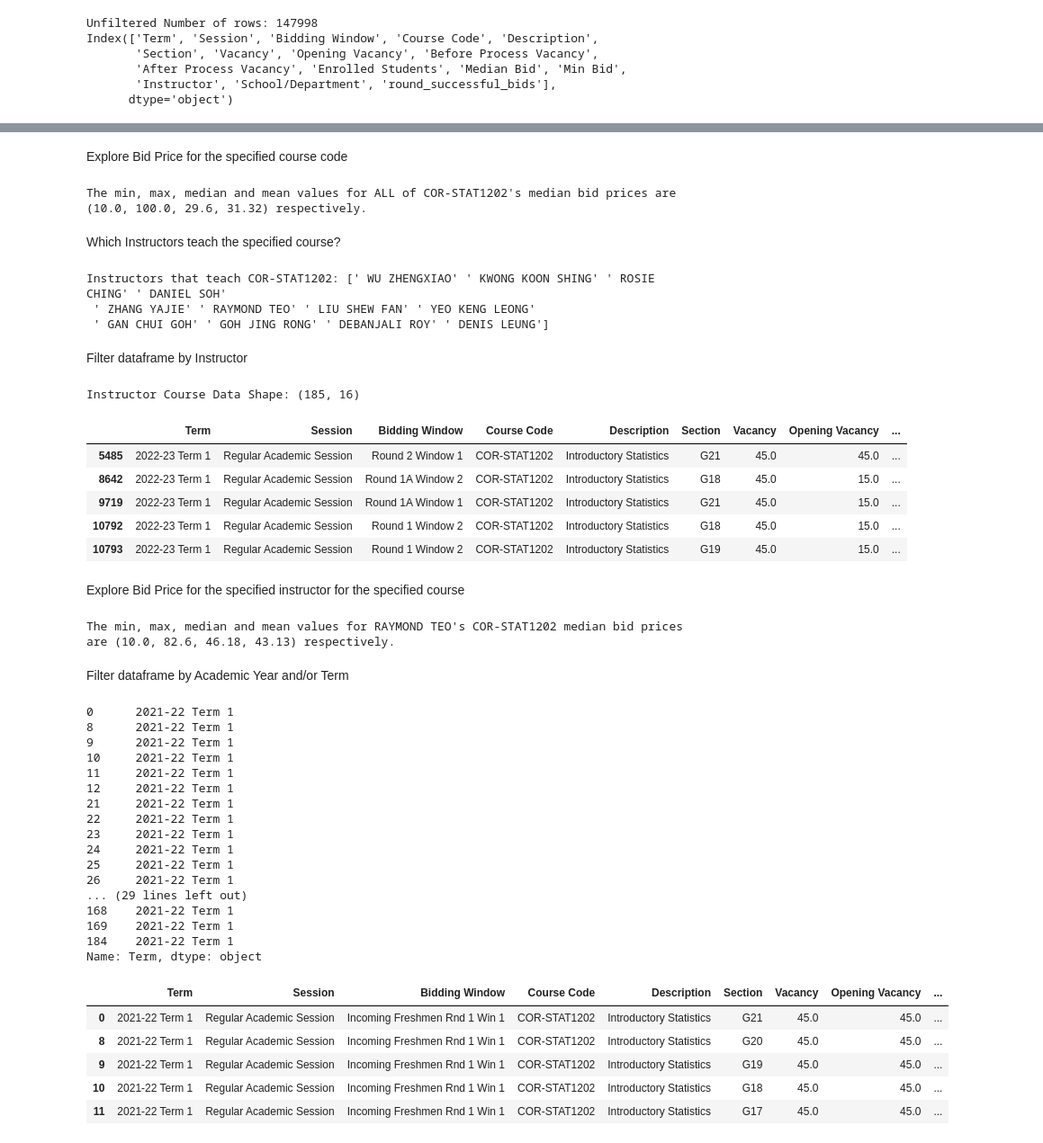
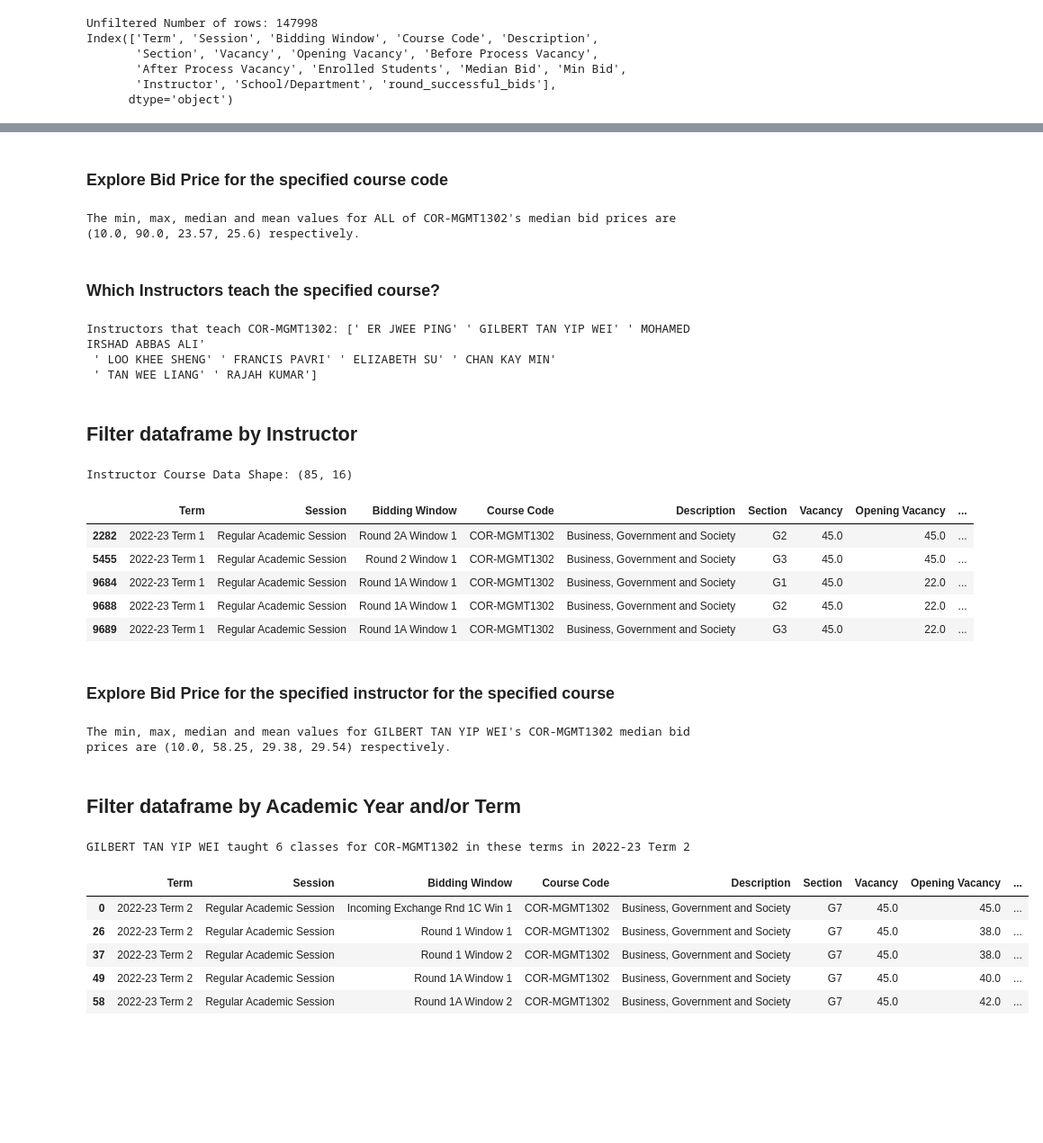
Before and after one commit to Qingyu255/bossanalytics, a Jupyter notebook: analytics_notebook.ipynb, the cells around one changed output, grey strips where cells are left out. Shown at 90% size. Drawn from its saved outputs; the diff is of its cells as text; code cells hidden in the pictures; blank space fills up the shorter version.

```diff
--- a/analytics_notebook.ipynb
+++ b/analytics_notebook.ipynb
@@ -33,5 +35,5 @@ Filter Dataframe by Course Code
 # %%
-course_code = "COR-STAT1202"
+course_code = "COR-MGMT1302"
 
 course_data = filtered_data[filtered_data["Course Code"] == course_code]
 print(f"Instructor Data Shape: {course_data.shape}")
@@ -47,5 +49,5 @@ Instructor Data Shape: (973, 16)
 # %% [markdown]
-Explore Bid Price for the specified course code
+### Explore Bid Price for the specified course code
 # %%
 min_median_value = course_data["Median Bid"].min()
 max_median_value = course_data["Median Bid"].max()
@@ -53,20 +55,20 @@ median_median_value = round(course_data["Median Bid"].median(), 2)
 mean_median_value = round(course_data["Median Bid"].mean(), 2)
 print(f"The min, max, median and mean values for ALL of {course_code}'s median bid prices are {min_median_value, max_median_value, median_median_value, mean_median_value} respectively.")
 # %% [output]
-The min, max, median and mean values for ALL of COR-STAT1202's median bid prices are (10.0, 100.0, 29.6, 31.32) respectively.
+The min, max, median and mean values for ALL of COR-MGMT1302's median bid prices are (10.0, 90.0, 23.57, 25.6) respectively.
 # %% [markdown]
-Which Instructors teach the specified course?
+### Which Instructors teach the specified course?
 # %%
 unique_instructors = course_data["Instructor"].unique()
 print(f"Instructors that teach {course_code}: {unique_instructors}")
 # %% [output]
-Instructors that teach COR-STAT1202: [' WU ZHENGXIAO' ' KWONG KOON SHING' ' ROSIE CHING' ' DANIEL SOH'
- ' ZHANG YAJIE' ' RAYMOND TEO' ' LIU SHEW FAN' ' YEO KENG LEONG'
- ' GAN CHUI GOH' ' GOH JING RONG' ' DEBANJALI ROY' ' DENIS LEUNG']
+Instructors that teach COR-MGMT1302: [' ER JWEE PING' ' GILBERT TAN YIP WEI' ' MOHAMED IRSHAD ABBAS ALI'
+ ' LOO KHEE SHENG' ' FRANCIS PAVRI' ' ELIZABETH SU' ' CHAN KAY MIN'
+ ' TAN WEE LIANG' ' RAJAH KUMAR']
 # %% [markdown]
-Filter dataframe by Instructor
+## Filter dataframe by Instructor
 # %%
-instructor_name = "RAYMOND TEO"
+instructor_name = "GILBERT TAN YIP WEI"
 
 # Remove leading and trailing whitespace from instructor names column
 course_data.loc[:, "Instructor"] = course_data["Instructor"].str.strip()
@@ -75,15 +77,15 @@ instructor_course_data = course_data[course_data["Instructor"] == instructor_nam
 print(f"Instructor Course Data Shape: {instructor_course_data.shape}")
 instructor_course_data.head()
 # %% [output]
-Instructor Course Data Shape: (185, 16)
+Instructor Course Data Shape: (85, 16)
 |  | Term | Session | Bidding Window | Course Code | Description | Section | Vacancy | Opening Vacancy | ... |
-| 5485 | 2022-23 Term 1 | Regular Academic Session | Round 2 Window 1 | COR-STAT1202 | Introductory Statistics | G21 | 45.0 | 45.0 | ... |
-| 8642 | 2022-23 Term 1 | Regular Academic Session | Round 1A Window 2 | COR-STAT1202 | Introductory Statistics | G18 | 45.0 | 15.0 | ... |
-| 9719 | 2022-23 Term 1 | Regular Academic Session | Round 1A Window 1 | COR-STAT1202 | Introductory Statistics | G21 | 45.0 | 15.0 | ... |
-| 10792 | 2022-23 Term 1 | Regular Academic Session | Round 1 Window 2 | COR-STAT1202 | Introductory Statistics | G18 | 45.0 | 15.0 | ... |
-| 10793 | 2022-23 Term 1 | Regular Academic Session | Round 1 Window 2 | COR-STAT1202 | Introductory Statistics | G19 | 45.0 | 15.0 | ... |
+| 2282 | 2022-23 Term 1 | Regular Academic Session | Round 2A Window 1 | COR-MGMT1302 | Business, Government and Society | G2 | 45.0 | 45.0 | ... |
+| 5455 | 2022-23 Term 1 | Regular Academic Session | Round 2 Window 1 | COR-MGMT1302 | Business, Government and Society | G3 | 45.0 | 45.0 | ... |
+| 9684 | 2022-23 Term 1 | Regular Academic Session | Round 1A Window 1 | COR-MGMT1302 | Business, Government and Society | G1 | 45.0 | 22.0 | ... |
+| 9688 | 2022-23 Term 1 | Regular Academic Session | Round 1A Window 1 | COR-MGMT1302 | Business, Government and Society | G2 | 45.0 | 22.0 | ... |
+| 9689 | 2022-23 Term 1 | Regular Academic Session | Round 1A Window 1 | COR-MGMT1302 | Business, Government and Society | G3 | 45.0 | 22.0 | ... |
 # %% [markdown]
-Explore Bid Price for the specified instructor for the specified course
+### Explore Bid Price for the specified instructor for the specified course
 # %%
 min_course_median_value = instructor_course_data["Median Bid"].min()
 max_course_median_value = instructor_course_data["Median Bid"].max()
@@ -91,42 +93,26 @@ median_course_median_value = round(instructor_course_data["Median Bid"].median()
 mean_course_median_value = round(instructor_course_data["Median Bid"].mean(), 2)
 print(f"The min, max, median and mean values for {instructor_name}'s {course_code} median bid prices are {min_course_median_value, max_course_median_value, median_course_median_value, mean_course_median_value} respectively.")
 # %% [output]
-The min, max, median and mean values for RAYMOND TEO's COR-STAT1202 median bid prices are (10.0, 82.6, 46.18, 43.13) respectively.
+The min, max, median and mean values for GILBERT TAN YIP WEI's COR-MGMT1302 median bid prices are (10.0, 58.25, 29.38, 29.54) respectively.
 # %% [markdown]
-Filter dataframe by Academic Year and/or Term
+## Filter dataframe by Academic Year and/or Term
 # %%
-AY = "2021-22"
+AY = "2022-23"
 # Filter by Term (Term 1 or Term 2)?
-term = "Term 1"
+term = "Term 2"
 if term:
     AY += f" {term}"
 
 instructor_course_data = instructor_course_data.sort_values(by="Bidding Window", ignore_index=True)
 instructor_course_data = instructor_course_data[instructor_course_data["Term"].str.contains(AY, case=False)]
-print(instructor_course_data["Term"])
+print(f"{instructor_name} taught {len(instructor_course_data['Term'].to_list())} classes for {course_code} in these terms in {AY} ")
 instructor_course_data.head()
 # %% [output]
-0      2021-22 Term 1
-8      2021-22 Term 1
-9      2021-22 Term 1
-10     2021-22 Term 1
-11     2021-22 Term 1
-12     2021-22 Term 1
-21     2021-22 Term 1
-22     2021-22 Term 1
-23     2021-22 Term 1
-24     2021-22 Term 1
-25     2021-22 Term 1
-26     2021-22 Term 1
-... (29 lines left out)
-168    2021-22 Term 1
-169    2021-22 Term 1
-184    2021-22 Term 1
-Name: Term, dtype: object
+GILBERT TAN YIP WEI taught 6 classes for COR-MGMT1302 in these terms in 2022-23 Term 2
 |  | Term | Session | Bidding Window | Course Code | Description | Section | Vacancy | Opening Vacancy | ... |
-| 0 | 2021-22 Term 1 | Regular Academic Session | Incoming Freshmen Rnd 1 Win 1 | COR-STAT1202 | Introductory Statistics | G21 | 45.0 | 45.0 | ... |
-| 8 | 2021-22 Term 1 | Regular Academic Session | Incoming Freshmen Rnd 1 Win 1 | COR-STAT1202 | Introductory Statistics | G20 | 45.0 | 45.0 | ... |
-| 9 | 2021-22 Term 1 | Regular Academic Session | Incoming Freshmen Rnd 1 Win 1 | COR-STAT1202 | Introductory Statistics | G19 | 45.0 | 45.0 | ... |
-| 10 | 2021-22 Term 1 | Regular Academic Session | Incoming Freshmen Rnd 1 Win 1 | COR-STAT1202 | Introductory Statistics | G18 | 45.0 | 45.0 | ... |
-| 11 | 2021-22 Term 1 | Regular Academic Session | Incoming Freshmen Rnd 1 Win 1 | COR-STAT1202 | Introductory Statistics | G17 | 45.0 | 45.0 | ... |
+| 0 | 2022-23 Term 2 | Regular Academic Session | Incoming Exchange Rnd 1C Win 1 | COR-MGMT1302 | Business, Government and Society | G7 | 45.0 | 45.0 | ... |
+| 26 | 2022-23 Term 2 | Regular Academic Session | Round 1 Window 1 | COR-MGMT1302 | Business, Government and Society | G7 | 45.0 | 38.0 | ... |
+| 37 | 2022-23 Term 2 | Regular Academic Session | Round 1 Window 2 | COR-MGMT1302 | Business, Government and Society | G7 | 45.0 | 38.0 | ... |
+| 49 | 2022-23 Term 2 | Regular Academic Session | Round 1A Window 1 | COR-MGMT1302 | Business, Government and Society | G7 | 45.0 | 40.0 | ... |
+| 58 | 2022-23 Term 2 | Regular Academic Session | Round 1A Window 2 | COR-MGMT1302 | Business, Government and Society | G7 | 45.0 | 42.0 | ... |
 # %% [markdown]
```
Also changed, not shown: parts of 18 cells of this notebook, 1 other file.
